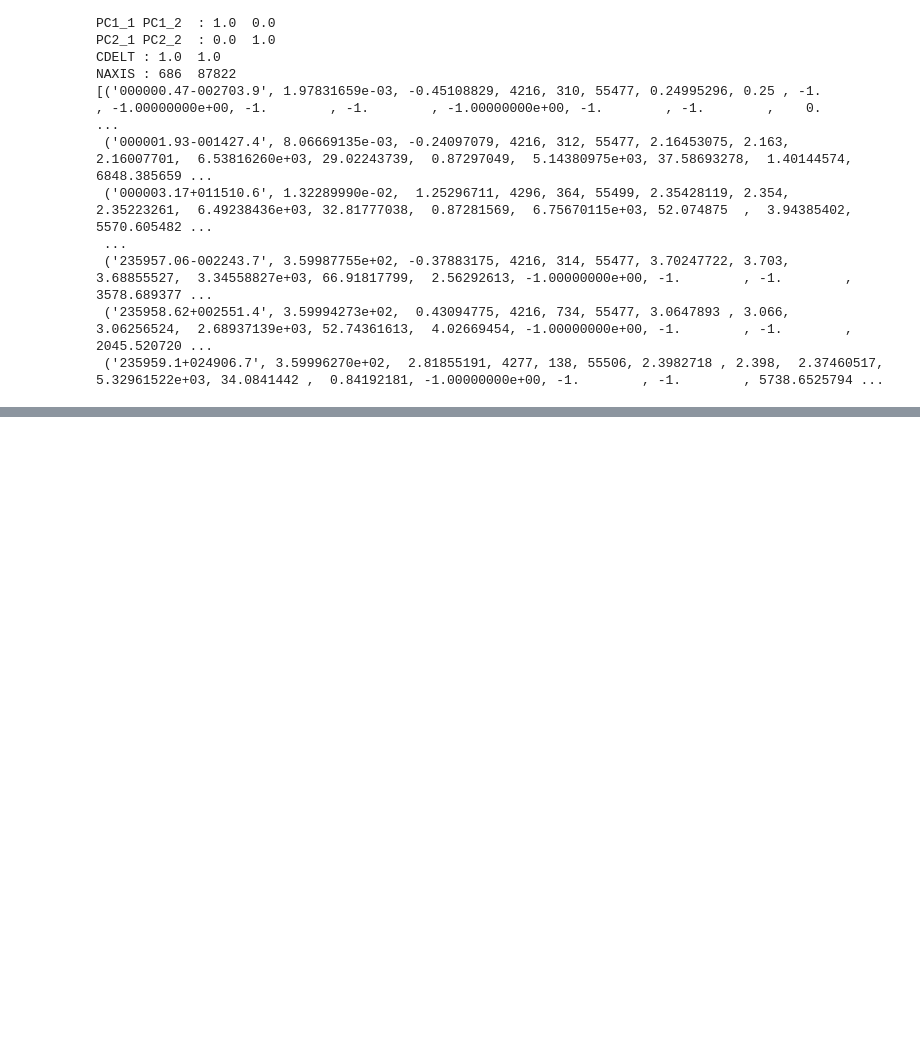
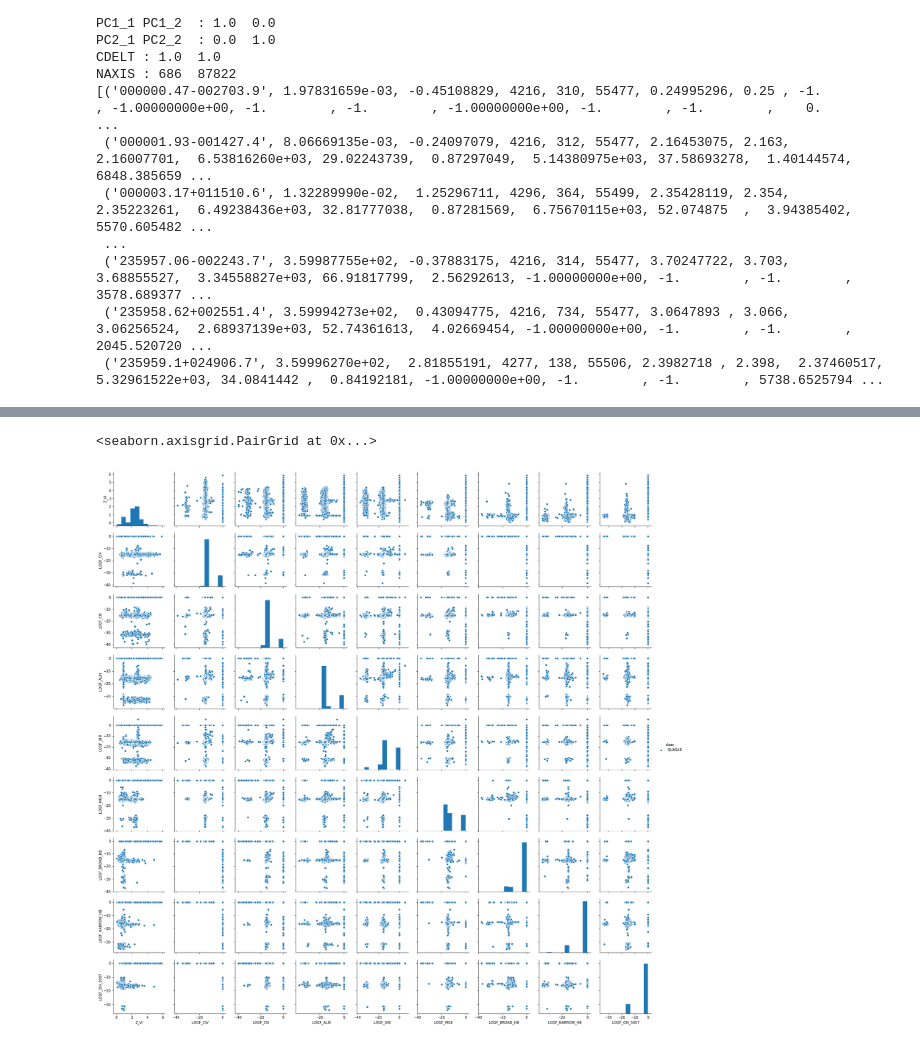
Before and after one commit to astrodatos/proyecto_aape, a Jupyter notebook: proyecto_AAPE.ipynb, the cells around one changed output, grey strips where cells are left out. Saved outputs shown, nothing was run; the diff lists cells and outputs as text; code cells hidden in the pictures; blank space fills up the shorter version.

```diff
--- a/proyecto_AAPE.ipynb
+++ b/proyecto_AAPE.ipynb
@@ -104,0 +107,18 @@ sns.pairplot(data_quasar,hue='class' , diag_kind = 'hist')
+# %%
+QuasarTable2 = table['SDSS_NAME', 'Z_VI', 'LOGF_CIV', 'LOGF_CIII',
+                    'LOGF_ALIII', 'LOGF_SIIII', 'LOGF_MGII', 'LOGF_BROAD_HB',
+                    'LOGF_NARROW_HB', 'LOGF_OIII_5007']
+
+QuasarTable2['class']='QUASAR'
+QuasarTable2
+# %%
+import seaborn as sns
+import matplotlib.pyplot as plt
+
+from mpl_toolkits import mplot3d
+%matplotlib inline
+data_quasar=QuasarTable2.to_pandas()
+sns.pairplot(data_quasar, hue='class', diag_kind = 'hist')
+# %% [output]
+<seaborn.axisgrid.PairGrid at 0x...>
+[figure, added]
```
Also changed, not shown: parts of 4 cells of this notebook.
